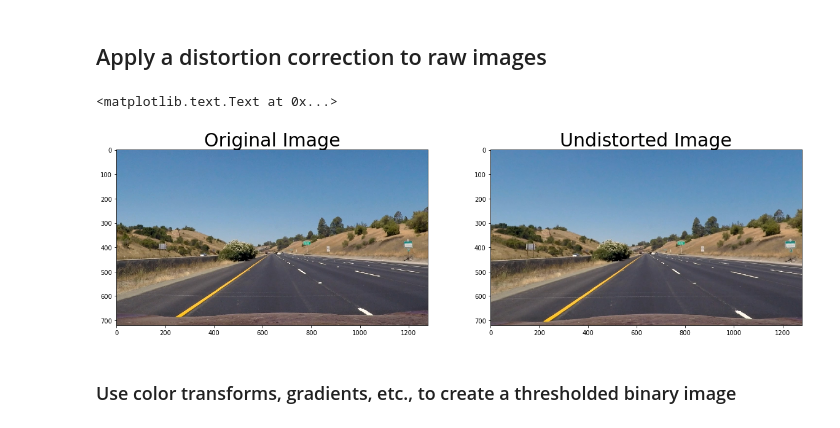
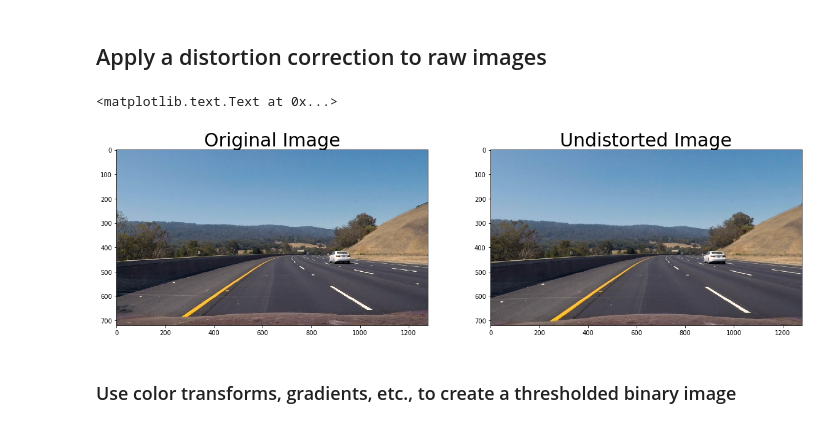
Before and after one commit to husams/CarND-Advanced-Lane-Lines, a Jupyter notebook: project.ipynb, the cells around one changed output. Cells and saved outputs as stored; diff of their text form; code cells hidden in the pictures.

```diff
--- a/project.ipynb
+++ b/project.ipynb
@@ -84,17 +84,17 @@ ax2.set_title('Undistorted Image', fontsize=30)
 # %% [markdown]
 ## Apply a distortion correction to raw images
 # %%
-image = im.imread("./test_images/straight_lines1.jpg")
+image = im.imread("./test_images/test3.jpg")
 und_image =  cv2.undistort(image, mtx, dist, None, mtx)
 
 f, (ax1, ax2) = plt.subplots(1, 2, figsize=(20,10))
 ax1.imshow(image)
 ax1.set_title('Original Image', fontsize=30)
 ax2.imshow(und_image)
 ax2.set_title('Undistorted Image', fontsize=30)
 # %% [output]
 <matplotlib.text.Text at 0x...>
-[figure, old version]
+[figure, new version]
 # %% [markdown]
 ### Use color transforms, gradients, etc., to create a thresholded binary image
 # %%
```
Also changed, not shown: parts of 5 cells of this notebook, 1 other file.
